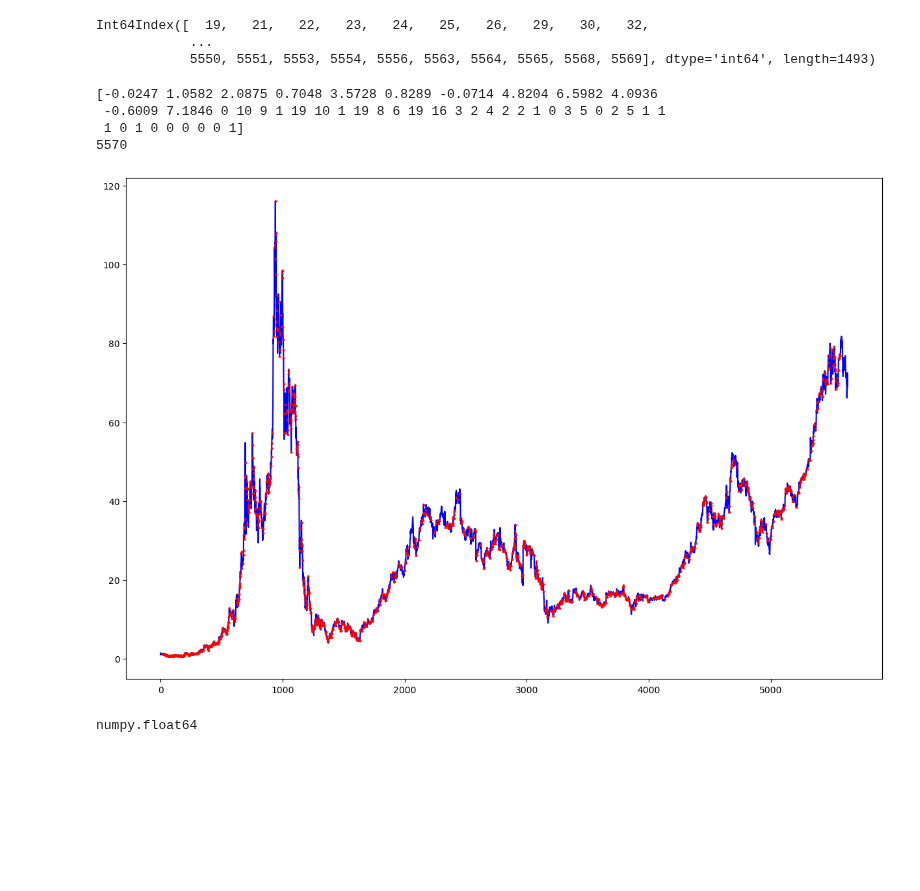
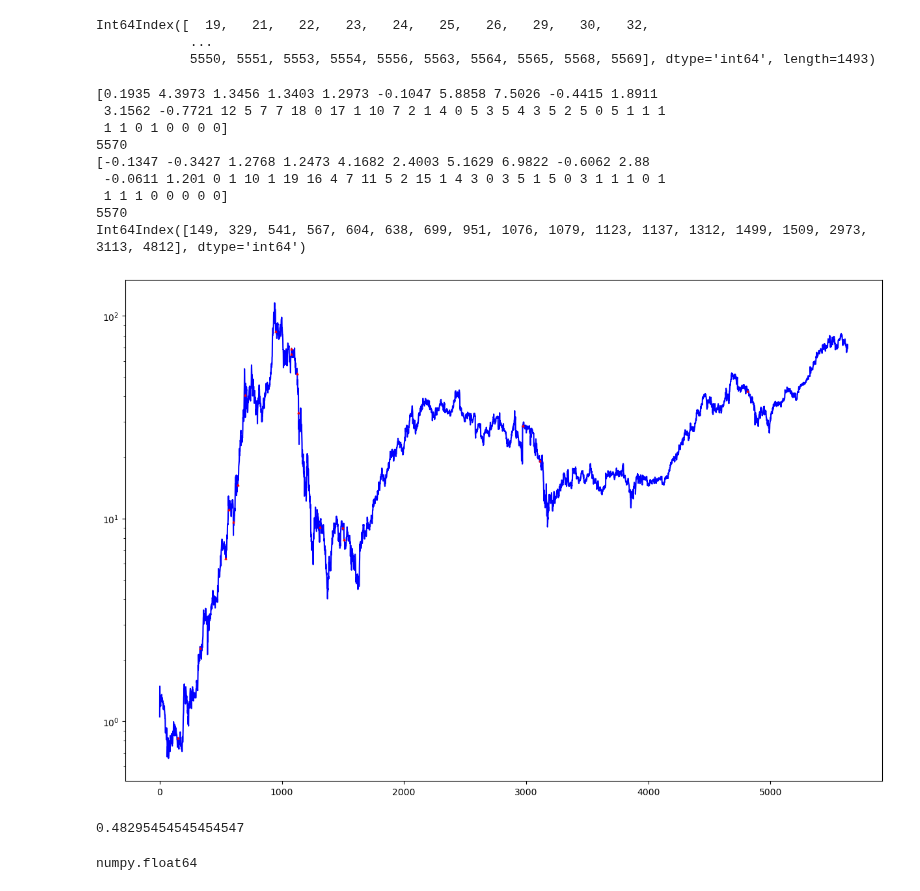
Before and after one commit to cookie1111/diplo, a Jupyter notebook: data_explorer.ipynb, the cells around one changed output. Cells and saved outputs as stored; diff of their text form; code cells hidden in the pictures; blank space fills up the shorter version.

```diff
--- a/data_explorer.ipynb
+++ b/data_explorer.ipynb
@@ -750,7 +750,7 @@ Grafikoni evalvacije
 # %% [markdown]
 AUC za celotn ansambl delnic
 # %%
-def fit_params_AUC_lagged_combined_special(df,dfY,tick,percent,n_lagged = 20,sty=0):
+def fit_params_AUC_lagged_combined_special(df,dfY,tick,percent,n_lagged = 20,sty=0,metric=roc_auc_score, beta = -1):
     def fita(solution, index):
         #47 genov
         #solution = [retUP,volUP,vol5UP,vol10UP,vol15UP,vol20UP,retDW,volDW,vol5DW,vol10DW,vol15DW,vol20DW,priorRUp,priorVUp,priorvol5UP,priorvol10UP,priorvol15UP,priorvol20UP,priorRDW,priorVDW,priorvol5DW,priorvol10DW,priorvol15DW,priorvol20DW,posR,pos1,pos5,pos10,pos15,pos20,posRD,pos1D,pos5D,pos10D,pos15D,pos20D,con1,con2,con3,con4,con5,cond1,cond2,cond3,cond4,cond5,skupi]
@@ -876,10 +876,12 @@ def fit_params_AUC_lagged_combined_special(df,dfY,tick,percent,n_lagged = 20,sty
             res = eval(f"{'np.logical_or' if solution[-1] else 'np.logical_and'}({eval_stringu},{eval_stringd})")
 
         #print(roc_auc_score(dfY[tick][percent][0],res))
-        return roc_auc_score(dfY[tick][percent][0][n_lagged-1:],res)
+        if(beta != -1):
+            return metric(dfY[tick][percent][0][n_lagged-1:],res,beta=beta)
+        return metric(dfY[tick][percent][0][n_lagged-1:],res)
     return fita
 # %%
-def fit_params_AUC_lagged_combined_special_test(df,dfY,tick,percent,n_lagged = 20,sty=0):
+def fit_params_AUC_lagged_combined_special_test(df,dfY,tick,percent,n_lagged = 20,sty=0,metric=roc_auc_score, beta=-1):
     def fita(solution, index):
         #47 genov
         #solution = [retUP,volUP,vol5UP,vol10UP,vol15UP,vol20UP,retDW,volDW,vol5DW,vol10DW,vol15DW,vol20DW,priorRUp,priorVUp,priorvol5UP,priorvol10UP,priorvol15UP,priorvol20UP,priorRDW,priorVDW,priorvol5DW,priorvol10DW,priorvol15DW,priorvol20DW,posR,pos1,pos5,pos10,pos15,pos20,posRD,pos1D,pos5D,pos10D,pos15D,pos20D,con1,con2,con3,con4,con5,cond1,cond2,cond3,cond4,cond5,skupi]
@@ -994,5 +996,7 @@ def fit_params_AUC_lagged_combined_special_test(df,dfY,tick,percent,n_lagged = 2
 
 
         #print(roc_auc_score(dfY[tick][percent][0],res))
-        return roc_auc_score(dfY[tick][percent][1][n_lagged-1:],res)
+        if(beta != -1):
+            return metric(dfY[tick][percent][1][n_lagged-1:],res,beta=beta)
+        return metric(dfY[tick][percent][1][n_lagged-1:],res)
     return fita
@@ -1189,18 +1231,33 @@ Int64Index([  19,   21,   22,   23,   24,   25,   26,   29,   30,   32,
 # %%
 def visualize_pivot_points(pivots,stock):
     plt.plot(range(len(stock.open)),stock.open,color='b',zorder=0)
-    plt.scatter(pivots,stock.open.iloc[pivots],marker='^',color='r',s=4,zorder=1)
+    for pivot,marker,color in pivots:
+        plt.scatter(pivot,stock.open.iloc[pivot],marker=marker,color=color,s=4,zorder=1)
+    plt.yscale('log')
     plt.show()
 
-pivots = combined_filter_strategy(res.loc[(res["Ticker"] == "AABA") & (res["Percent"] == 10)]['Train_solution'].iloc[0],ticker400_data['AABA'].iloc[int(len(ticker400_data)/4*3)].date,ticker400_data['AABA'],n_lagged = 20)
-stock = ticker400_data["AABA"]
-visualize_pivot_points(pivots,stock)
+ticker = "AABA"
+#20 percent is too much
+percent = 15
+pivots = combined_filter_strategy(res.loc[(res["Ticker"] == ticker) & (res["Percent"] == percent)]['Train_solution'].iloc[0],ticker400_data[ticker].iloc[int(len(ticker400_data)/4*3)].date,ticker400_data[ticker],n_lagged = 20)
+pivots2 = combined_filter_strategy(res_test.loc[(res_test["Ticker"] == ticker) & (res_test["Percent"] == percent)]['Train_solution'].iloc[0],ticker400_data[ticker].iloc[int(len(ticker400_data)/4*3)].date,ticker400_data[ticker],n_lagged = 20)
+#pivots=ticker400_trend10["AAPL"]
+stock = ticker400_data[ticker]
+print(pivots2)
+visualize_pivot_points([(pivots2,'^','r')],stock)
+print(len(pivots)/len(stock))
 # %% [output]
-[-0.0247 1.0582 2.0875 0.7048 3.5728 0.8289 -0.0714 4.8204 6.5982 4.0936
- -0.6009 7.1846 0 10 9 1 19 10 1 19 8 6 19 16 3 2 4 2 2 1 0 3 5 0 2 5 1 1
- 1 0 1 0 0 0 0 0 1]
+[0.1935 4.3973 1.3456 1.3403 1.2973 -0.1047 5.8858 7.5026 -0.4415 1.8911
+ 3.1562 -0.7721 12 5 7 7 18 0 17 1 10 7 2 1 4 0 5 3 5 4 3 5 2 5 0 5 1 1 1
+ 1 1 0 1 0 0 0 0]
 5570
+[-0.1347 -0.3427 1.2768 1.2473 4.1682 2.4003 5.1629 6.9822 -0.6062 2.88
+ -0.0611 1.201 0 1 10 1 19 16 4 7 11 5 2 15 1 4 3 0 3 5 1 5 0 3 1 1 1 0 1
+ 1 1 1 0 0 0 0 0]
+5570
+Int64Index([149, 329, 541, 567, 604, 638, 699, 951, 1076, 1079, 1123, 1137, 1312, 1499, 1509, 2973, 3113, 4812], dtype='int64')
-[figure, old version]
+[figure, new version]
+0.48295454545454547
 # %%
 # TODO: i should also try to consolidate pivots that are really close -> invest on the first one
 
```
Also changed, not shown: parts of 3 cells of this notebook.
